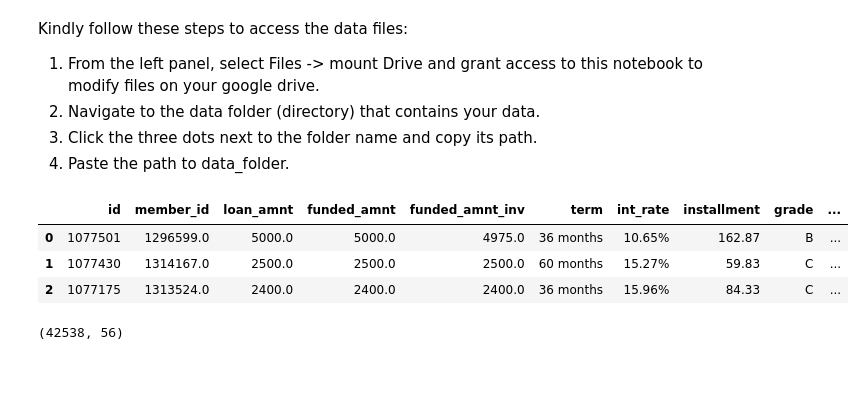
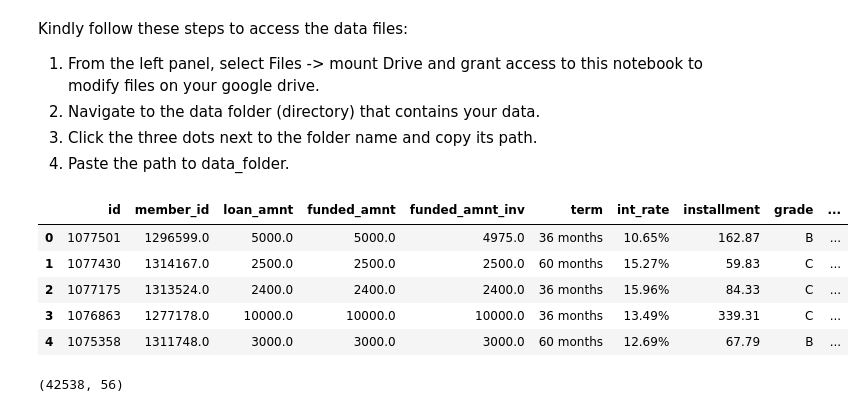
Before and after one commit to enliktjioe/dataeng2020, a Jupyter notebook: P08_DataWrangling/Enlik_starting_file-dataeng-data_cleaning.ipynb, the cells around one changed output. Saved outputs shown, nothing was run; the diff lists cells and outputs as text; code cells hidden in the pictures; blank space fills up the shorter version.

```diff
--- a/P08_DataWrangling/Enlik_starting_file-dataeng-data_cleaning.ipynb
+++ b/P08_DataWrangling/Enlik_starting_file-dataeng-data_cleaning.ipynb
@@ -42,7 +42,7 @@ Kindly follow these steps to access the data files:
 3. Click the three dots next to the folder name and copy its path.
 4. Paste the path to data_folder.
 # %%
-data_folder = '/content/drive/My Drive/Colab Notebooks/dataEng/data/'
+data_folder = 'data/'
 # skip row 1 so pandas can parse the data properly.
 loans_2007 = pd.read_csv(data_folder + 'lending_club_loans.csv', skiprows=1, low_memory=False)
 half_count = len(loans_2007) / 2
@@ -50,10 +50,13 @@ loans_2007 = loans_2007.dropna(thresh=half_count,axis=1) # Drop any column with
 loans_2007 = loans_2007.drop(['url','desc'],axis=1) # These columns are not useful for our purposes
 # %%
 # display the header of the loans2007
+loans_2007.head()
 # %% [output]
 |  | id | member_id | loan_amnt | funded_amnt | funded_amnt_inv | term | int_rate | installment | grade | ... |
 | 0 | 1077501 | 1296599.0 | 5000.0 | 5000.0 | 4975.0 | 36 months | 10.65% | 162.87 | B | ... |
 | 1 | 1077430 | 1314167.0 | 2500.0 | 2500.0 | 2500.0 | 60 months | 15.27% | 59.83 | C | ... |
 | 2 | 1077175 | 1313524.0 | 2400.0 | 2400.0 | 2400.0 | 36 months | 15.96% | 84.33 | C | ... |
+| 3 | 1076863 | 1277178.0 | 10000.0 | 10000.0 | 10000.0 | 36 months | 13.49% | 339.31 | C | ... |
+| 4 | 1075358 | 1311748.0 | 3000.0 | 3000.0 | 3000.0 | 60 months | 12.69% | 67.79 | B | ... |
 # %%
 # print the shape loans2007
```
Also changed, not shown: parts of 4 cells of this notebook.
